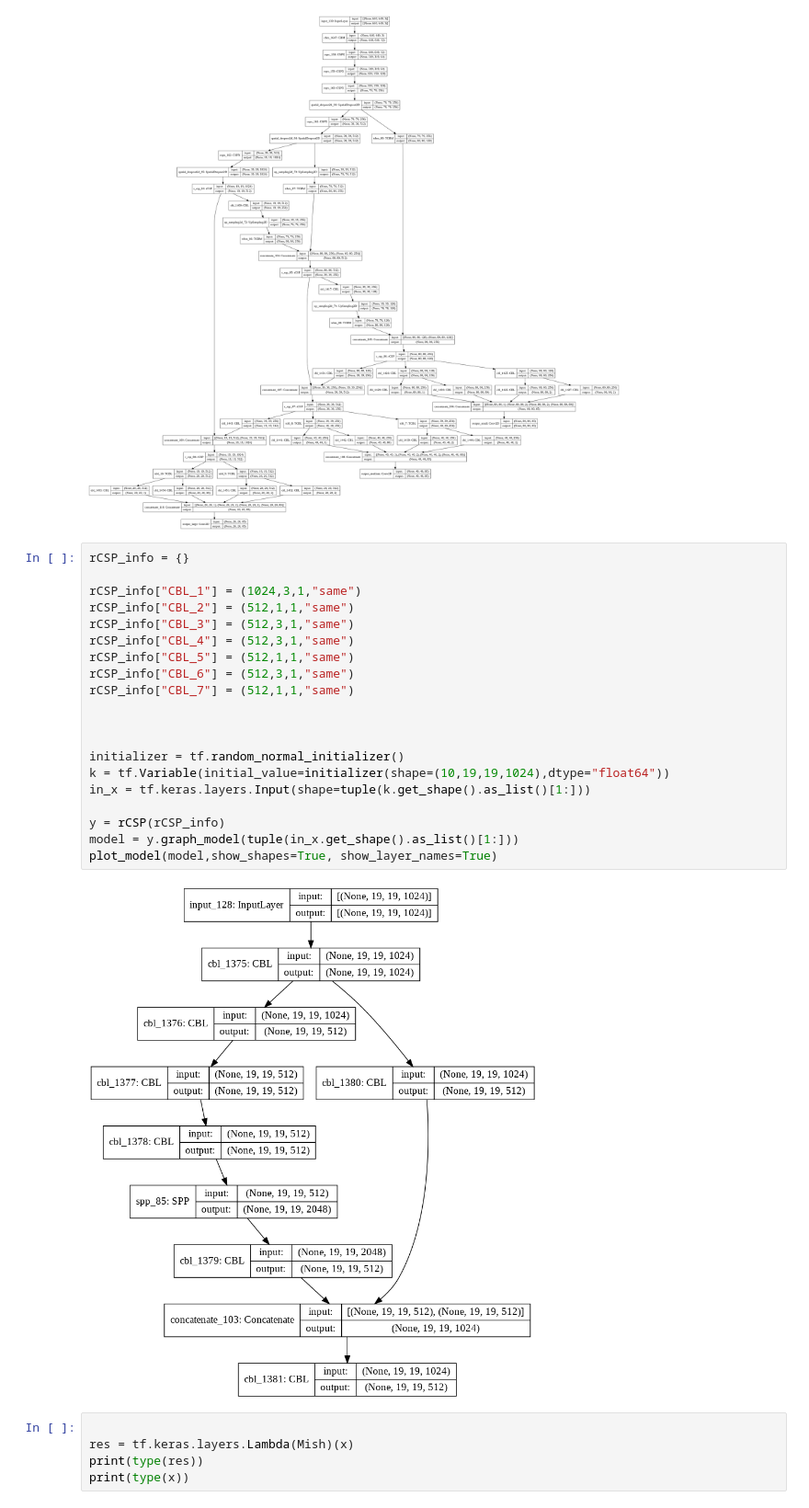
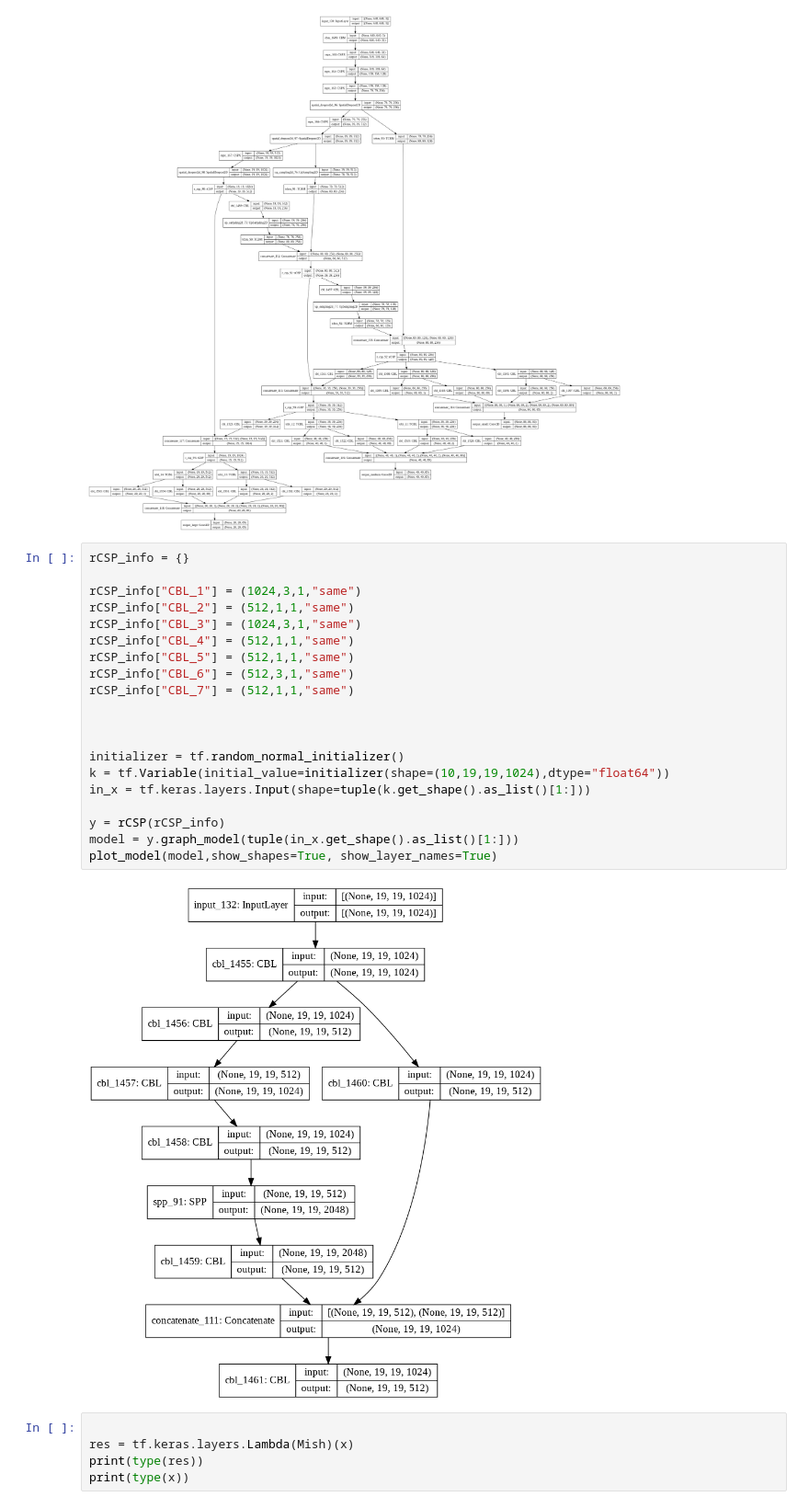
Before and after one commit to YuenFuiLau/Google-Colab, a Jupyter notebook: tensorflow_dev.ipynb, the cells around one changed output. Shown at 92% size. Drawn from its saved outputs; the diff is of its cells as text.

```diff
--- a/tensorflow_dev.ipynb
+++ b/tensorflow_dev.ipynb
@@ -1576,25 +1578,25 @@ plot_model(model,show_shapes=True, show_layer_names=True)
 # %%
 rCSP_info = {}
 
 rCSP_info["CBL_1"] = (1024,3,1,"same")
 rCSP_info["CBL_2"] = (512,1,1,"same")
-rCSP_info["CBL_3"] = (512,3,1,"same")
-rCSP_info["CBL_4"] = (512,3,1,"same")
+rCSP_info["CBL_3"] = (1024,3,1,"same")
+rCSP_info["CBL_4"] = (512,1,1,"same")
 rCSP_info["CBL_5"] = (512,1,1,"same")
 rCSP_info["CBL_6"] = (512,3,1,"same")
 rCSP_info["CBL_7"] = (512,1,1,"same")
 
 
 
 initializer = tf.random_normal_initializer()
 k = tf.Variable(initial_value=initializer(shape=(10,19,19,1024),dtype="float64"))
 in_x = tf.keras.layers.Input(shape=tuple(k.get_shape().as_list()[1:]))
 
 y = rCSP(rCSP_info)
 model = y.graph_model(tuple(in_x.get_shape().as_list()[1:]))
 plot_model(model,show_shapes=True, show_layer_names=True)
 # %% [output]
-[figure, old version]
+[figure, new version]
 # %%
 
 res = tf.keras.layers.Lambda(Mish)(x)
```
Also changed, not shown: parts of 1 cell of this notebook.
